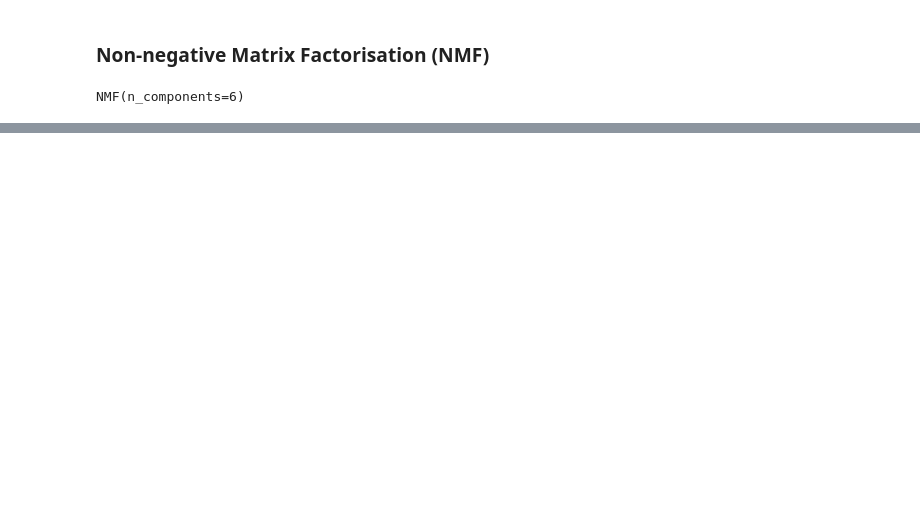
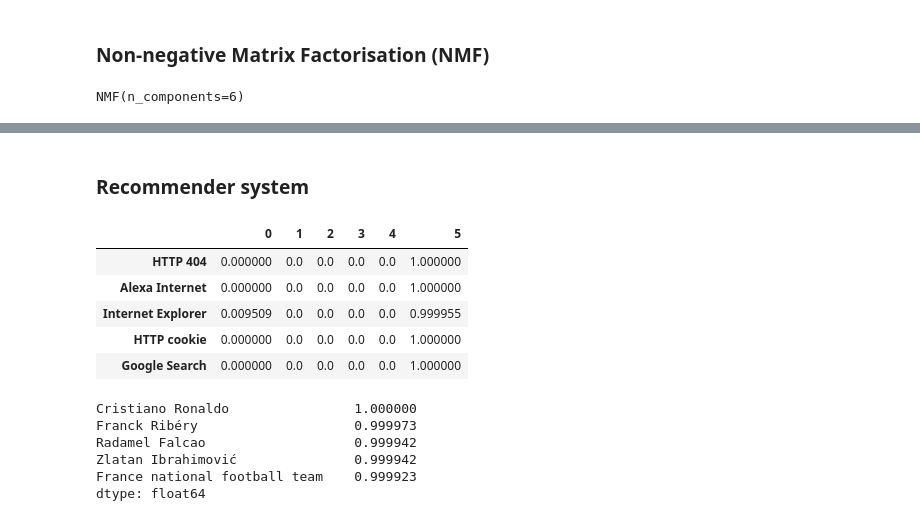
Before and after one commit to AmbassadorOTU/machine-learning, a Jupyter notebook: unsupervised_learning/wikipedia.ipynb, the cells around one changed output, grey strips where cells are left out. Drawn from its saved outputs; the diff is of its cells as text; code cells hidden in the pictures; blank space fills up the shorter version.

```diff
--- a/unsupervised_learning/wikipedia.ipynb
+++ b/unsupervised_learning/wikipedia.ipynb
@@ -172,0 +230,24 @@ words
+# %% [markdown]
+### Recommender system
+# %%
+norm_features = normalize(nmf_features)
+df = pd.DataFrame(norm_features, titles)
+df.head()
+# %% [output]
+|  | 0 | 1 | 2 | 3 | 4 | 5 |
+| HTTP 404 | 0.000000 | 0.0 | 0.0 | 0.0 | 0.0 | 1.000000 |
+| Alexa Internet | 0.000000 | 0.0 | 0.0 | 0.0 | 0.0 | 1.000000 |
+| Internet Explorer | 0.009509 | 0.0 | 0.0 | 0.0 | 0.0 | 0.999955 |
+| HTTP cookie | 0.000000 | 0.0 | 0.0 | 0.0 | 0.0 | 1.000000 |
+| Google Search | 0.000000 | 0.0 | 0.0 | 0.0 | 0.0 | 1.000000 |
+# %%
+article = df.loc['Cristiano Ronaldo']
+similarities = df.dot(article)
+similarities.nlargest()
+# %% [output]
+Cristiano Ronaldo                1.000000
+Franck Ribéry                    0.999973
+Radamel Falcao                   0.999942
+Zlatan Ibrahimović               0.999942
+France national football team    0.999923
+dtype: float64
```
Also changed, not shown: parts of 15 cells of this notebook, 1 other file.
